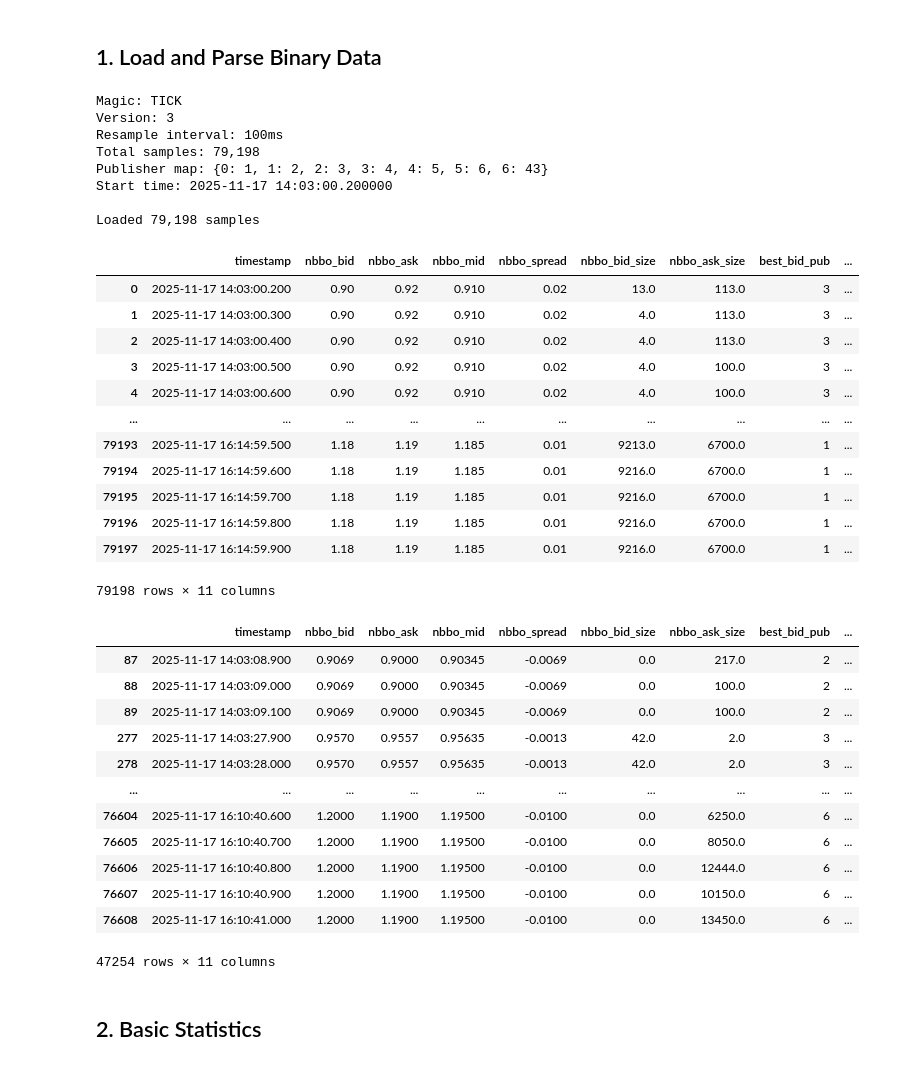
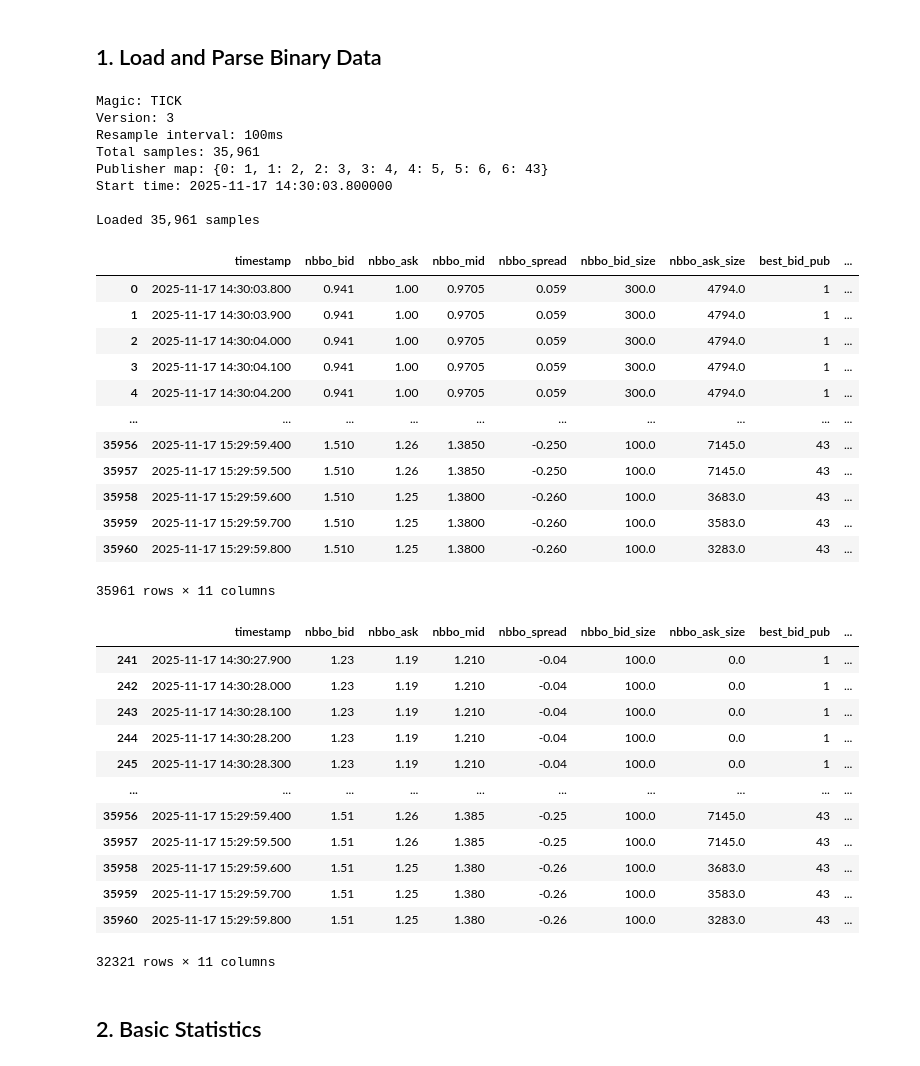
Before and after one commit to deepentropy/momentum-stock-replay, a Jupyter notebook: notebooks/analyze_session.ipynb, the cells around one changed output. Drawn from its saved outputs; the diff is of its cells as text; code cells hidden in the pictures.

Commit message:
New sessions: 26/11

```diff
--- a/notebooks/analyze_session.ipynb
+++ b/notebooks/analyze_session.ipynb
@@ -32,9 +32,9 @@ PUBLISHER_NAMES = {
     43: 'NASDAQ PSX'
 }
 
-def parse_olma_binary():
-    """Parse OLMA binary file and return DataFrame."""
-    data_file = Path('../sessions/AMIX-20251117.bin.gz')
+def parse_binary():
+    """Parse binary file and return DataFrame."""
+    data_file = Path('../sessions/GLMD-20251117.bin.gz')
 
     with gzip.open(data_file, 'rb') as f:
         buffer = f.read()
@@ -126,65 +126,65 @@ def parse_olma_binary():
 
         timestamp = datetime.fromtimestamp(cumulative_timestamp_ms / 1000)
         mid_price = (nbbo_bid + nbbo_ask) / 2
 
         data.append({
             'timestamp': timestamp,
             'nbbo_bid': nbbo_bid,
             'nbbo_ask': nbbo_ask,
             'nbbo_mid': mid_price,
             'nbbo_spread': nbbo_ask - nbbo_bid,
             'nbbo_bid_size': nbbo_bid_size,
             'nbbo_ask_size': nbbo_ask_size,
             'best_bid_pub': publisher_map.get(best_bid_pub, best_bid_pub),
             'best_ask_pub': publisher_map.get(best_ask_pub, best_ask_pub),
             'num_exchanges': num_exchanges,
             'exchanges': exchanges
         })
 
     df = pd.DataFrame(data)
     print(f"Loaded {len(df):,} samples")
     return df, publisher_map
 
-df, publisher_map = parse_olma_binary()
+df, publisher_map = parse_binary()
 df
 # %% [output]
 Magic: TICK
 Version: 3
 Resample interval: 100ms
-Total samples: 79,198
+Total samples: 35,961
 Publisher map: {0: 1, 1: 2, 2: 3, 3: 4, 4: 5, 5: 6, 6: 43}
-Start time: 2025-11-17 14:03:00.200000
+Start time: 2025-11-17 14:30:03.800000
 
-Loaded 79,198 samples
+Loaded 35,961 samples
 |  | timestamp | nbbo_bid | nbbo_ask | nbbo_mid | nbbo_spread | nbbo_bid_size | nbbo_ask_size | best_bid_pub | ... |
-| 0 | 2025-11-17 14:03:00.200 | 0.90 | 0.92 | 0.910 | 0.02 | 13.0 | 113.0 | 3 | ... |
-| 1 | 2025-11-17 14:03:00.300 | 0.90 | 0.92 | 0.910 | 0.02 | 4.0 | 113.0 | 3 | ... |
-| 2 | 2025-11-17 14:03:00.400 | 0.90 | 0.92 | 0.910 | 0.02 | 4.0 | 113.0 | 3 | ... |
-| 3 | 2025-11-17 14:03:00.500 | 0.90 | 0.92 | 0.910 | 0.02 | 4.0 | 100.0 | 3 | ... |
-| 4 | 2025-11-17 14:03:00.600 | 0.90 | 0.92 | 0.910 | 0.02 | 4.0 | 100.0 | 3 | ... |
+| 0 | 2025-11-17 14:30:03.800 | 0.941 | 1.00 | 0.9705 | 0.059 | 300.0 | 4794.0 | 1 | ... |
+| 1 | 2025-11-17 14:30:03.900 | 0.941 | 1.00 | 0.9705 | 0.059 | 300.0 | 4794.0 | 1 | ... |
+| 2 | 2025-11-17 14:30:04.000 | 0.941 | 1.00 | 0.9705 | 0.059 | 300.0 | 4794.0 | 1 | ... |
+| 3 | 2025-11-17 14:30:04.100 | 0.941 | 1.00 | 0.9705 | 0.059 | 300.0 | 4794.0 | 1 | ... |
+| 4 | 2025-11-17 14:30:04.200 | 0.941 | 1.00 | 0.9705 | 0.059 | 300.0 | 4794.0 | 1 | ... |
 | ... | ... | ... | ... | ... | ... | ... | ... | ... | ... |
-| 79193 | 2025-11-17 16:14:59.500 | 1.18 | 1.19 | 1.185 | 0.01 | 9213.0 | 6700.0 | 1 | ... |
-| 79194 | 2025-11-17 16:14:59.600 | 1.18 | 1.19 | 1.185 | 0.01 | 9216.0 | 6700.0 | 1 | ... |
-| 79195 | 2025-11-17 16:14:59.700 | 1.18 | 1.19 | 1.185 | 0.01 | 9216.0 | 6700.0 | 1 | ... |
-| 79196 | 2025-11-17 16:14:59.800 | 1.18 | 1.19 | 1.185 | 0.01 | 9216.0 | 6700.0 | 1 | ... |
-| 79197 | 2025-11-17 16:14:59.900 | 1.18 | 1.19 | 1.185 | 0.01 | 9216.0 | 6700.0 | 1 | ... |
+| 35956 | 2025-11-17 15:29:59.400 | 1.510 | 1.26 | 1.3850 | -0.250 | 100.0 | 7145.0 | 43 | ... |
+| 35957 | 2025-11-17 15:29:59.500 | 1.510 | 1.26 | 1.3850 | -0.250 | 100.0 | 7145.0 | 43 | ... |
+| 35958 | 2025-11-17 15:29:59.600 | 1.510 | 1.25 | 1.3800 | -0.260 | 100.0 | 3683.0 | 43 | ... |
+| 35959 | 2025-11-17 15:29:59.700 | 1.510 | 1.25 | 1.3800 | -0.260 | 100.0 | 3583.0 | 43 | ... |
+| 35960 | 2025-11-17 15:29:59.800 | 1.510 | 1.25 | 1.3800 | -0.260 | 100.0 | 3283.0 | 43 | ... |
-79198 rows × 11 columns
+35961 rows × 11 columns
 # %%
 df[df['nbbo_spread']<0]
 # %% [output]
 |  | timestamp | nbbo_bid | nbbo_ask | nbbo_mid | nbbo_spread | nbbo_bid_size | nbbo_ask_size | best_bid_pub | ... |
-| 87 | 2025-11-17 14:03:08.900 | 0.9069 | 0.9000 | 0.90345 | -0.0069 | 0.0 | 217.0 | 2 | ... |
-| 88 | 2025-11-17 14:03:09.000 | 0.9069 | 0.9000 | 0.90345 | -0.0069 | 0.0 | 100.0 | 2 | ... |
-| 89 | 2025-11-17 14:03:09.100 | 0.9069 | 0.9000 | 0.90345 | -0.0069 | 0.0 | 100.0 | 2 | ... |
-| 277 | 2025-11-17 14:03:27.900 | 0.9570 | 0.9557 | 0.95635 | -0.0013 | 42.0 | 2.0 | 3 | ... |
-| 278 | 2025-11-17 14:03:28.000 | 0.9570 | 0.9557 | 0.95635 | -0.0013 | 42.0 | 2.0 | 3 | ... |
+| 241 | 2025-11-17 14:30:27.900 | 1.23 | 1.19 | 1.210 | -0.04 | 100.0 | 0.0 | 1 | ... |
+| 242 | 2025-11-17 14:30:28.000 | 1.23 | 1.19 | 1.210 | -0.04 | 100.0 | 0.0 | 1 | ... |
+| 243 | 2025-11-17 14:30:28.100 | 1.23 | 1.19 | 1.210 | -0.04 | 100.0 | 0.0 | 1 | ... |
+| 244 | 2025-11-17 14:30:28.200 | 1.23 | 1.19 | 1.210 | -0.04 | 100.0 | 0.0 | 1 | ... |
+| 245 | 2025-11-17 14:30:28.300 | 1.23 | 1.19 | 1.210 | -0.04 | 100.0 | 0.0 | 1 | ... |
 | ... | ... | ... | ... | ... | ... | ... | ... | ... | ... |
-| 76604 | 2025-11-17 16:10:40.600 | 1.2000 | 1.1900 | 1.19500 | -0.0100 | 0.0 | 6250.0 | 6 | ... |
-| 76605 | 2025-11-17 16:10:40.700 | 1.2000 | 1.1900 | 1.19500 | -0.0100 | 0.0 | 8050.0 | 6 | ... |
-| 76606 | 2025-11-17 16:10:40.800 | 1.2000 | 1.1900 | 1.19500 | -0.0100 | 0.0 | 12444.0 | 6 | ... |
-| 76607 | 2025-11-17 16:10:40.900 | 1.2000 | 1.1900 | 1.19500 | -0.0100 | 0.0 | 10150.0 | 6 | ... |
-| 76608 | 2025-11-17 16:10:41.000 | 1.2000 | 1.1900 | 1.19500 | -0.0100 | 0.0 | 13450.0 | 6 | ... |
+| 35956 | 2025-11-17 15:29:59.400 | 1.51 | 1.26 | 1.385 | -0.25 | 100.0 | 7145.0 | 43 | ... |
+| 35957 | 2025-11-17 15:29:59.500 | 1.51 | 1.26 | 1.385 | -0.25 | 100.0 | 7145.0 | 43 | ... |
+| 35958 | 2025-11-17 15:29:59.600 | 1.51 | 1.25 | 1.380 | -0.26 | 100.0 | 3683.0 | 43 | ... |
+| 35959 | 2025-11-17 15:29:59.700 | 1.51 | 1.25 | 1.380 | -0.26 | 100.0 | 3583.0 | 43 | ... |
+| 35960 | 2025-11-17 15:29:59.800 | 1.51 | 1.25 | 1.380 | -0.26 | 100.0 | 3283.0 | 43 | ... |
-47254 rows × 11 columns
+32321 rows × 11 columns
 # %% [markdown]
 ## 2. Basic Statistics
 # %%
```
Also changed, not shown: parts of 10 cells of this notebook, 6 other files.
